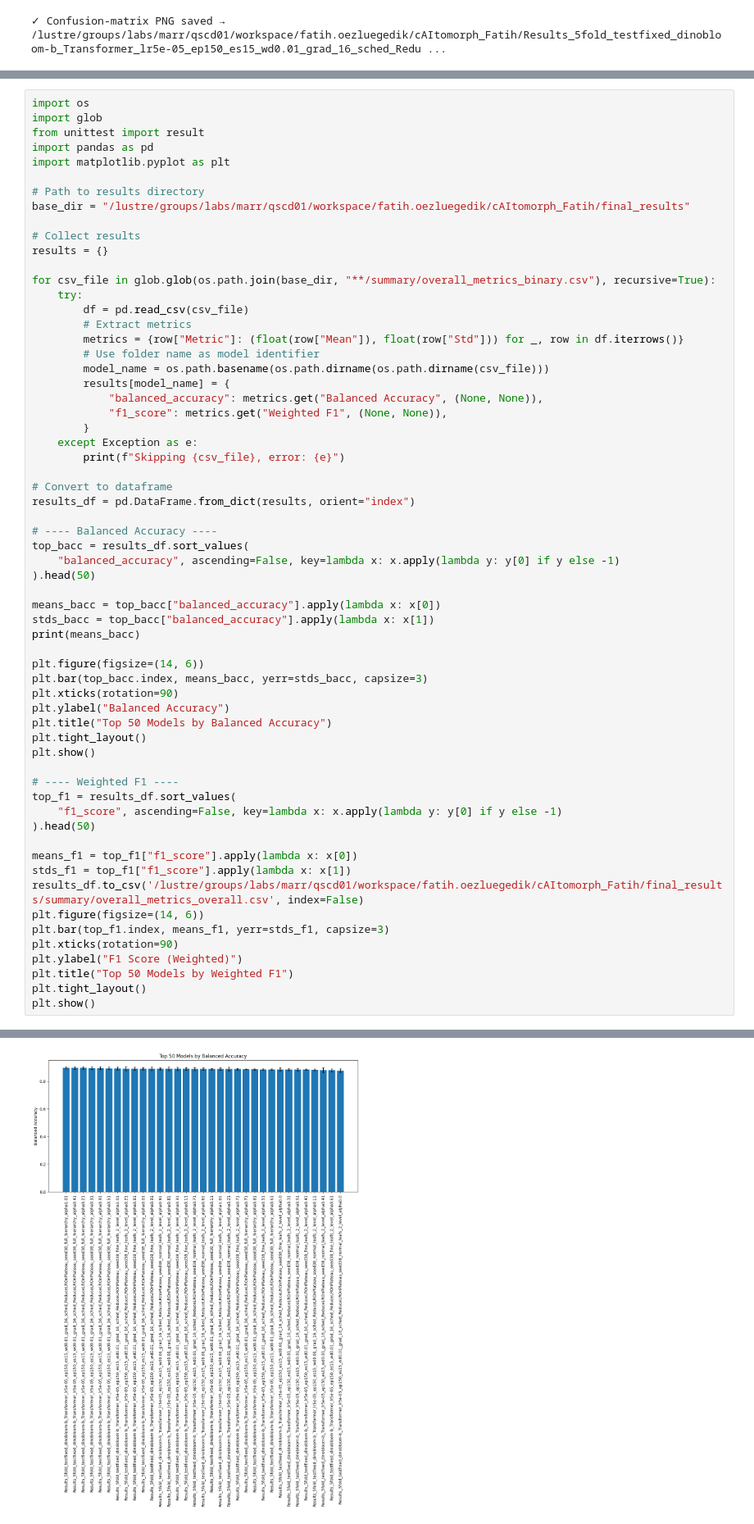
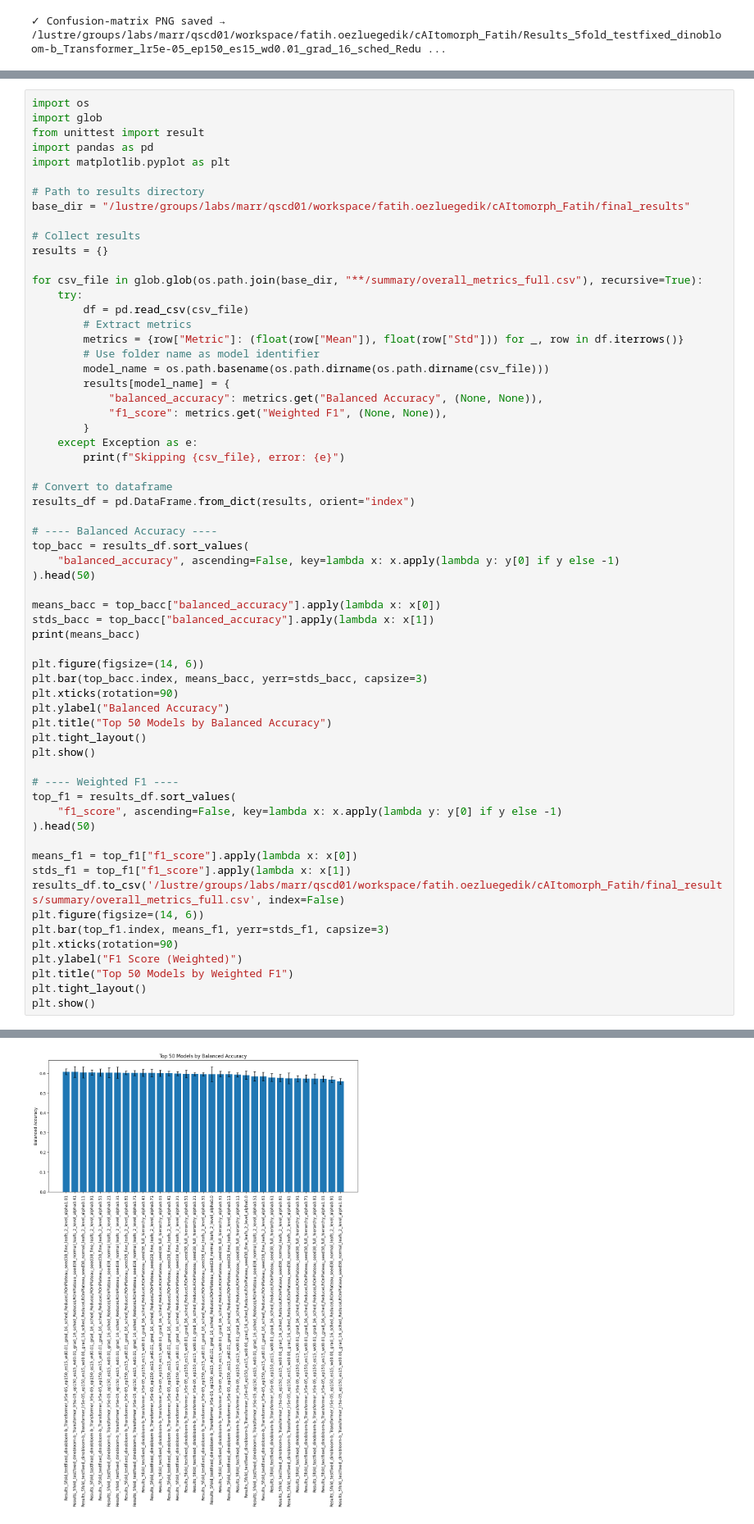
Before and after one commit to fatihOzlugedik/MixtureOfAggreators, a Jupyter notebook: analyze_patients.ipynb, the cells around one changed output, grey strips where cells are left out. Shown at 82% size. Cells and saved outputs as stored; diff of their text form.

```diff
--- a/analyze_patients.ipynb
+++ b/analyze_patients.ipynb
@@ -1482,7 +1482,7 @@ base_dir = "/lustre/groups/labs/marr/qscd01/workspace/fatih.oezluegedik/cAItomor
 # Collect results
 results = {}
 
-for csv_file in glob.glob(os.path.join(base_dir, "**/summary/overall_metrics_binary.csv"), recursive=True):
+for csv_file in glob.glob(os.path.join(base_dir, "**/summary/overall_metrics_full.csv"), recursive=True):
     try:
         df = pd.read_csv(csv_file)
         # Extract metrics
@@ -1523,7 +1523,7 @@ top_f1 = results_df.sort_values(
 
 means_f1 = top_f1["f1_score"].apply(lambda x: x[0])
 stds_f1 = top_f1["f1_score"].apply(lambda x: x[1])
-results_df.to_csv('/lustre/groups/labs/marr/qscd01/workspace/fatih.oezluegedik/cAItomorph_Fatih/final_results/summary/overall_metrics_overall.csv', index=False)
+results_df.to_csv('/lustre/groups/labs/marr/qscd01/workspace/fatih.oezluegedik/cAItomorph_Fatih/final_results/summary/overall_metrics_full.csv', index=False)
 plt.figure(figsize=(14, 6))
 plt.bar(top_f1.index, means_f1, yerr=stds_f1, capsize=3)
 plt.xticks(rotation=90)
@@ -1551,2 +1551,2 @@ Results_5fold_testfixed_dinobloom-b_Transformer_lr5e-05_ep150_es15_wd0.01_grad_1
 Name: balanced_accuracy, dtype: float64
-[figure, old version]
+[figure, new version]
```
Also changed, not shown: parts of 1 cell of this notebook, 21 other files.
